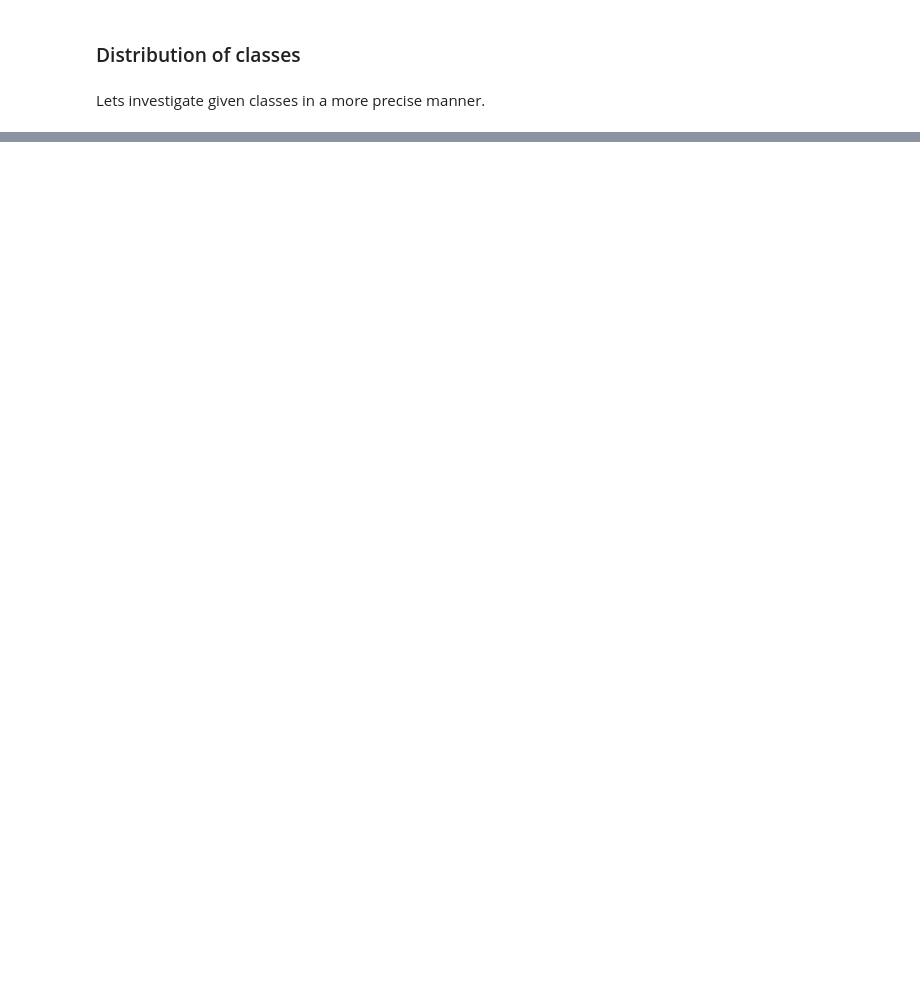
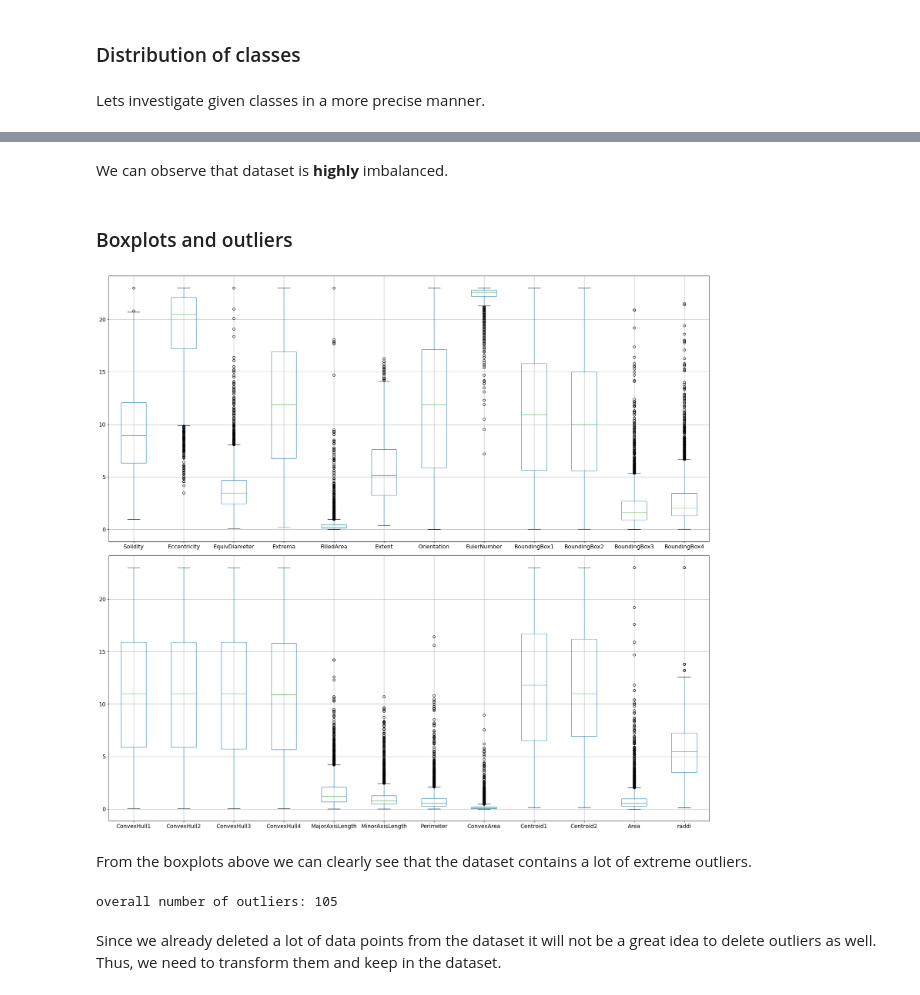
Before and after one commit to dabokva/ProjectML, a Jupyter notebook: finalDocumentation.ipynb, the cells around one changed output, grey strips where cells are left out. Cells and saved outputs as stored; diff of their text form; code cells hidden in the pictures; blank space fills up the shorter version.

```diff
--- a/finalDocumentation.ipynb
+++ b/finalDocumentation.ipynb
@@ -112,0 +135,15 @@ class_distribution_no_zero = df_no_zeros['microorganisms'].value_counts(normaliz
+# %% [markdown]
+We can observe that dataset is **highly** imbalanced.
+# %% [markdown]
+### Boxplots and outliers
+# %%
+fig, (ax1, ax2) = plt.subplots(2, 1, figsize=(22, 20))
+df_truncated.boxplot(ax=ax1, column=list(df.columns)[:12], fontsize=14)
+df_truncated.boxplot(ax=ax2, column=list(df.columns)[12:24], fontsize=14)
+#df.boxplot(ax=ax1, column=list(df.columns)[:12], fontsize=14)
+#df.boxplot(ax=ax2, column=list(df.columns)[12:24], fontsize=14)
+plt.tight_layout()
+# %% [output]
+[figure, added]
+# %% [markdown]
+From the boxplots above we can clearly see that the dataset contains a lot of extreme outliers.
@@ -112,0 +158,18 @@ class_distribution_no_zero = df_no_zeros['microorganisms'].value_counts(normaliz
+# %%
+std = df_truncated.loc[:, df_truncated.columns[0]:df_truncated.columns[23]].std(axis=0)
+mean = df_truncated.loc[:, df_truncated.columns[0]:df_truncated.columns[23]].mean(axis=0)
+
+outliers = pd.DataFrame()
+for i in df_truncated.columns[:-1]:
+    outliers[i] = (abs(df_truncated[i]-mean.loc[i]) > (3*std.loc[i]))
+
+not_outliers = pd.DataFrame()
+for i in df_truncated.columns[:-1]:
+    not_outliers[i] = (abs(df_truncated[i]-mean.loc[i]) <= (3*std.loc[i]))
+
+print('overall number of outliers:', max(df_truncated.drop('microorganisms', axis=1)[not_outliers].isna().sum()))
+# %% [output]
+overall number of outliers: 105
+# %% [markdown]
+Since we already deleted a lot of data points from the dataset it will not be a great idea to delete outliers as well.
+Thus, we need to transform them and keep in the dataset.
```
Also changed, not shown: parts of 13 cells of this notebook.
